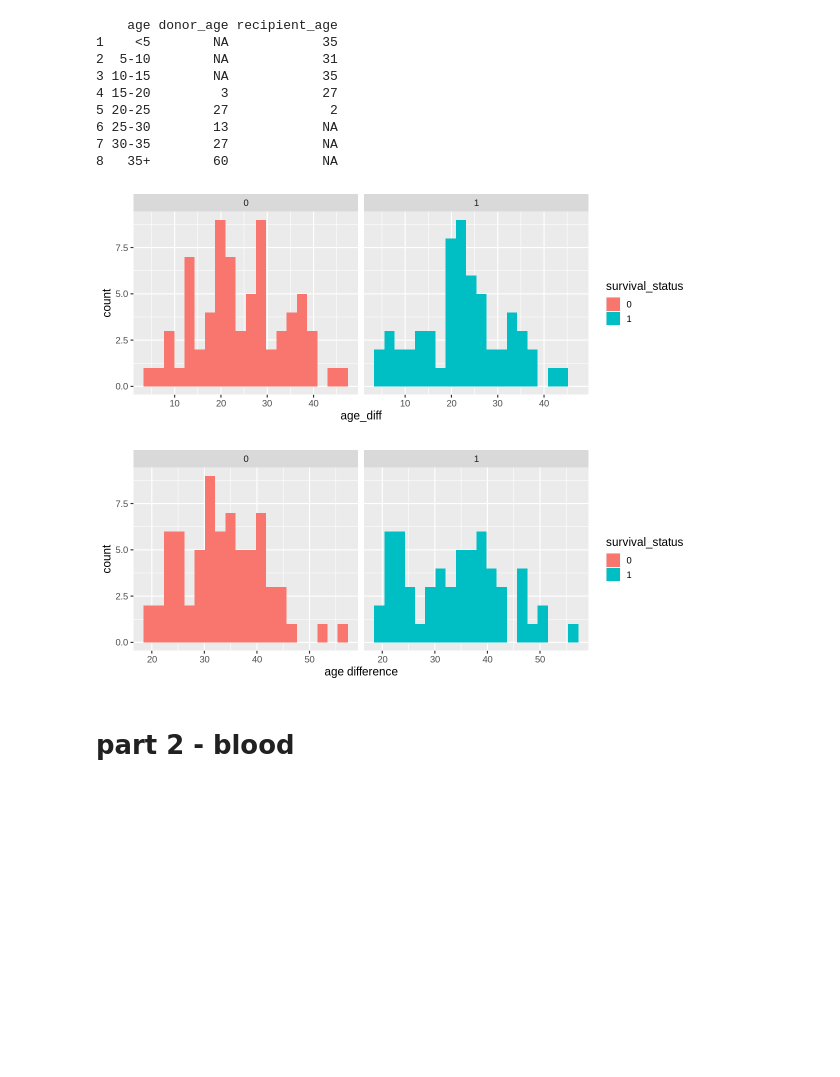
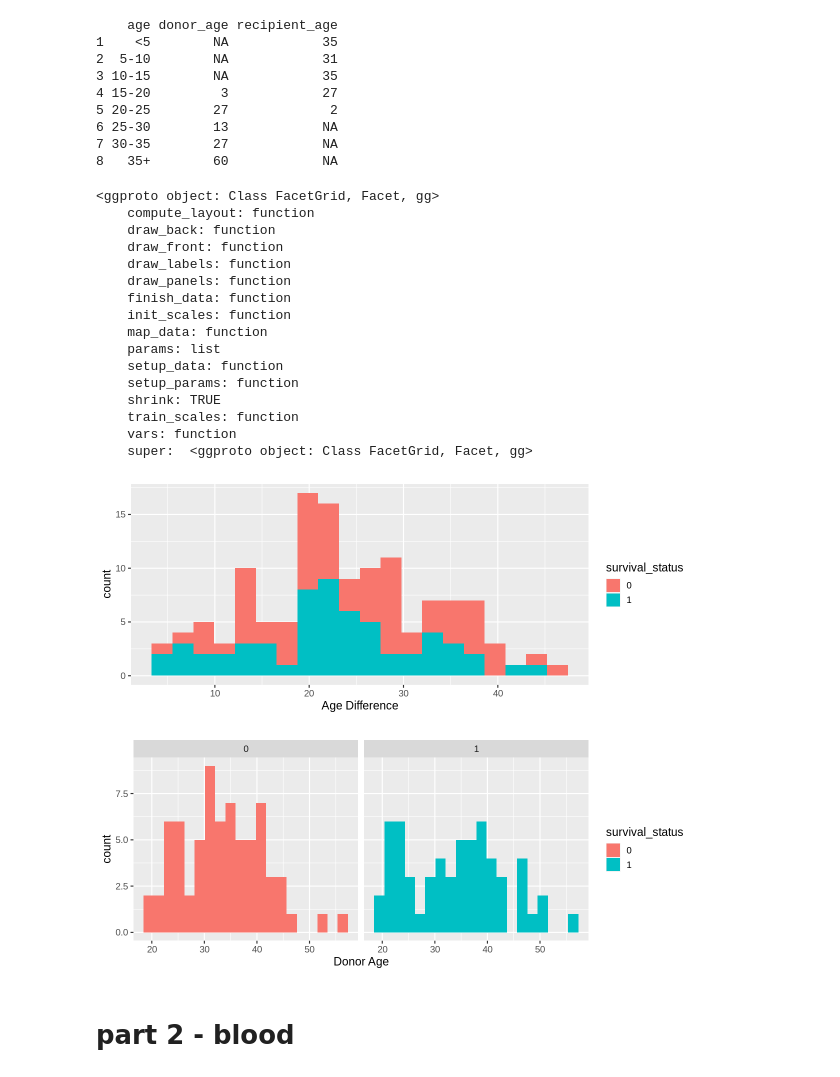
Before and after one commit to lattellie/23-03-DSCI-group-project, a Jupyter notebook: pre-visualization.ipynb, the cells around one changed output. Saved outputs shown, nothing was run; the diff lists cells and outputs as text; code cells hidden in the pictures; blank space fills up the shorter version.

```diff
--- a/pre-visualization.ipynb
+++ b/pre-visualization.ipynb
@@ -155,24 +155,37 @@ print.data.frame(age_summarize)
 # %%
 options(repr.plot.width=10,repr.plot.height=4)
 age_diff_plot <- bone_age |>
-# revalue(str, c("0"="death", "1"="survival"))
-# mapvalues(from=c("0","1"),
-#           to=c("death","survival"))
-
 ggplot(aes(x=age_diff,fill=survival_status))+
 geom_histogram(bins=20)+
+labs(x="Age Difference", y = "count",color= "survival status")
 facet_grid(cols=vars(survival_status))
 age_diff_plot
 
-age_plot <- bone_age |>
+Donor_age_plot <- bone_age |>
 ggplot(aes(x=Donorage,fill=survival_status))+
 geom_histogram(bins=20)+
 facet_grid(cols=vars(survival_status))+
-labs(x="age difference", y = "count",color= "survival status")
-age_plot
+labs(x="Donor Age", y = "count",color= "survival status")
+Donor_age_plot
 # %% [output]
+<ggproto object: Class FacetGrid, Facet, gg>
+    compute_layout: function
+    draw_back: function
+    draw_front: function
+    draw_labels: function
+    draw_panels: function
+    finish_data: function
+    init_scales: function
+    map_data: function
+    params: list
+    setup_data: function
+    setup_params: function
+    shrink: TRUE
+    train_scales: function
+    vars: function
+    super:  <ggproto object: Class FacetGrid, Facet, gg>
-[figure, old version]
+[figure, new version]
-[figure, old version]
+[figure, new version]
 # %% [markdown]
 # part 2 - blood
 # %%
```
Also changed, not shown: parts of 3 cells of this notebook.
